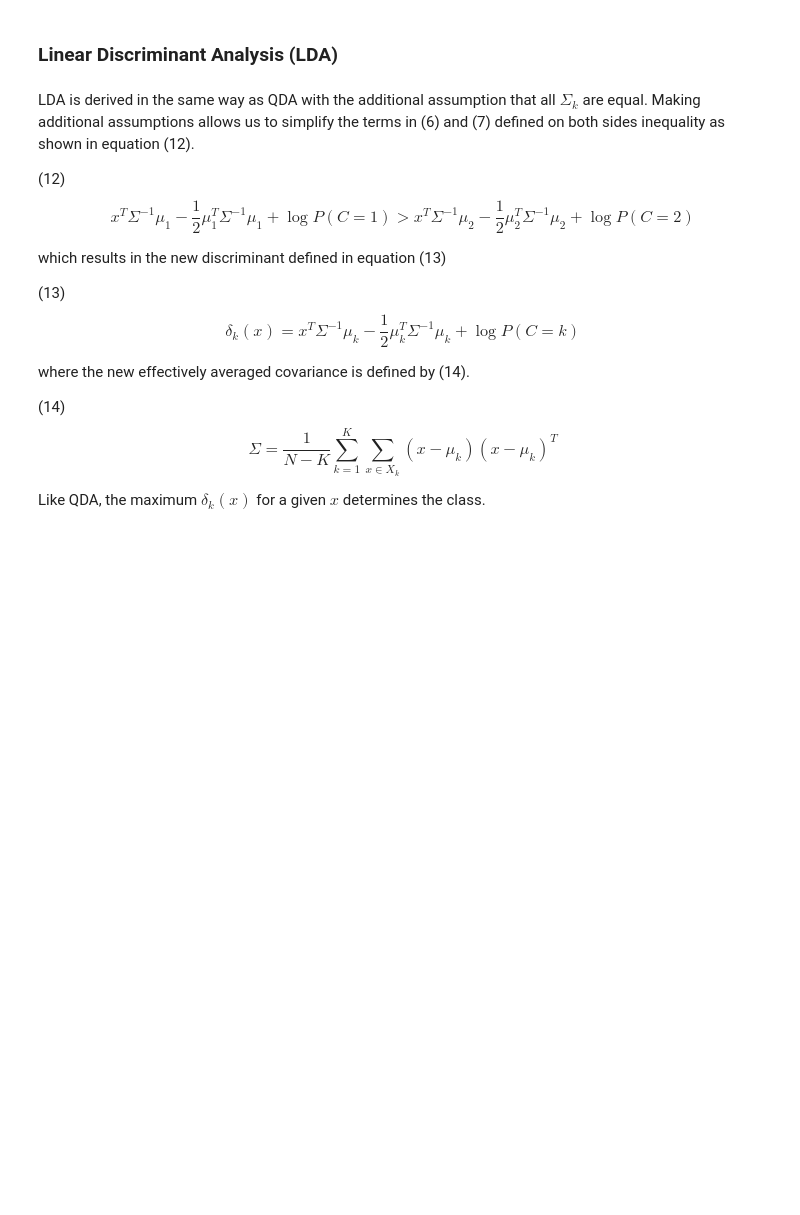
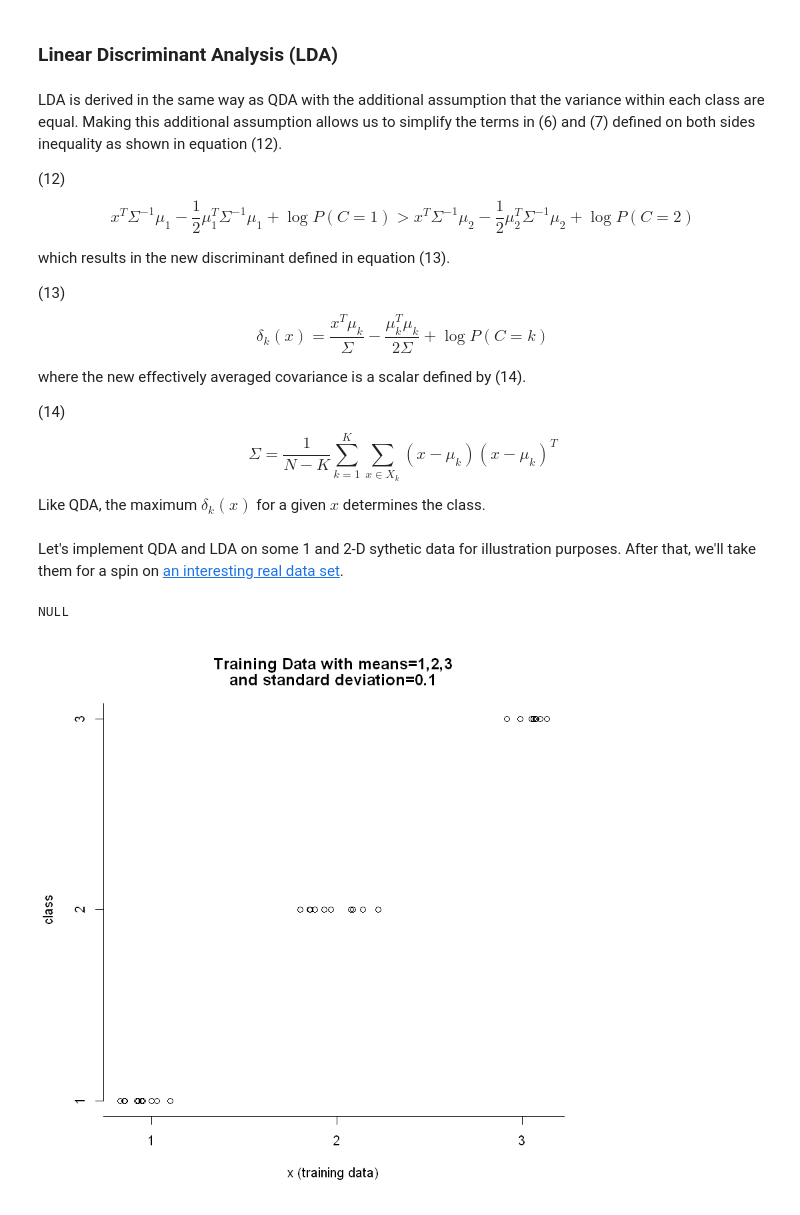
Before and after one commit to focods/WonderfulML, a Jupyter notebook: docs/solutions/session04_r.ipynb, the cells around one changed output. Saved outputs shown, nothing was run; the diff lists cells and outputs as text; code cells hidden in the pictures; blank space fills up the shorter version.

Commit message:
get first synthetic data graphic rendering in r nb

```diff
--- a/docs/solutions/session04_r.ipynb
+++ b/docs/solutions/session04_r.ipynb
@@ -332,23 +332,59 @@ where $N_k$ is the number of samples in $X_k$ and $N$ is the number of all sampl
 # %% [markdown]
 ### Linear Discriminant Analysis (LDA)
 # %% [markdown]
-LDA is derived in the same way as QDA with the additional assumption that all $\Sigma_k$ are equal.  Making additional assumptions allows us to simplify the terms in (6) and (7) defined on both sides inequality as shown in equation (12).
+LDA is derived in the same way as QDA with the additional assumption that the variance within each class are equal.  Making this additional assumption allows us to simplify the terms in (6) and (7) defined on both sides inequality as shown in equation (12).
 
 (12)$$
 x^T \Sigma^{-1} \mu_1 - \frac{1}{2}\mu_1^T \Sigma^{-1} \mu_1 + \log P(C=1) >
 x^T \Sigma^{-1} \mu_2 - \frac{1}{2}\mu_2^T \Sigma^{-1} \mu_2 + \log P(C=2)
 $$
 
-which results in the new discriminant defined in equation (13)
+which results in the new discriminant defined in equation (13).
 
 (13)$$
-\delta_k(x) = x^T \Sigma^{-1} \mu_k - \frac{1}{2}\mu_k^T \Sigma^{-1} \mu_k + \log P(C=k)
+\delta_k(x) = \frac{x^T \mu_k}{\Sigma} - \frac{\mu_k^T \mu_k}{2 \Sigma} + \log P(C=k)
 $$
 
-where the new effectively averaged covariance is defined by (14).
+where the new effectively averaged covariance is a scalar defined by (14).
 
 (14)$$
 \Sigma = \frac{1}{N-K} \sum_{k=1}^K \sum_{x\in X_k}(x-\mu_k)(x-\mu_k)^T
 $$
 
 Like QDA, the maximum $\delta_k(x)$ for a given $x$ determines the class.
+# %% [markdown]
+Let's implement QDA and LDA on some 1 and 2-D sythetic data for illustration purposes.  After that, we'll take them for a spin on [an interesting real data set](http://archive.ics.uci.edu/ml/datasets/heart+Disease).
+# %%
+source('../../R/QdaLda.R')
+
+# Creates and returns a 1-D data table. nc=number of classes,
+# ms=the mean of the 1-D dataset, stds= std. deviation of the 1-D
+# data set.
+getData1D <- function(nc, ms, stds) {
+    data <- NULL
+
+    # create the data to classify
+    for (class in 1:nc) {
+        data <- rbind(data, cbind(rep(class, 10), rnorm(10,ms[class],stds)))
+    }
+    colnames(data) <- c("class","sample")
+
+    return(data)
+}
+
+data_1d <- getData1D(3, c(1, 2, 3), c(0.1, 0.1, 0.1))
+
+plot1D_Training <- function(dat=data_1d) {
+    plt <- plot(dat[,2],dat[,1],xlab="x (training data)",ylab="class",
+     main=c("Training Data with means=1,2,3",
+            "and standard deviation=0.1"), axes=FALSE)
+    axis(1, seq(0,4,by=1.0))
+    axis(2, 1:4)
+
+    return(plt)
+}
+
+plot1D_Training()
+# %% [output]
+NULL
+[figure, added]
```
Also changed, not shown: parts of 1 cell of this notebook.
